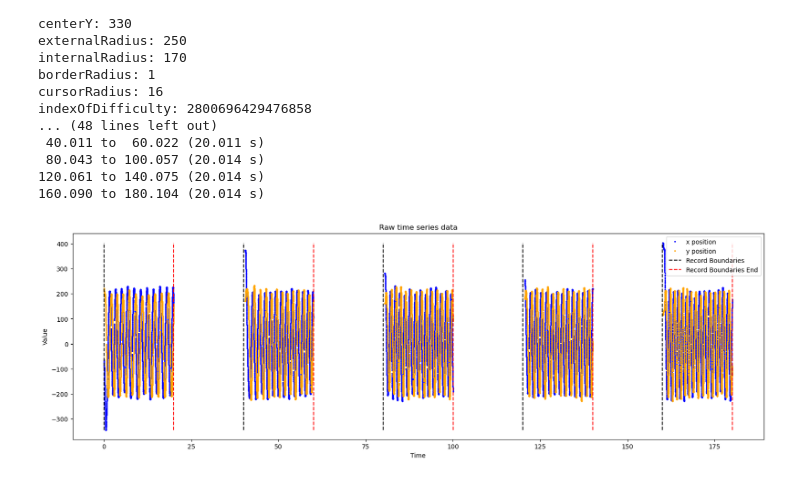
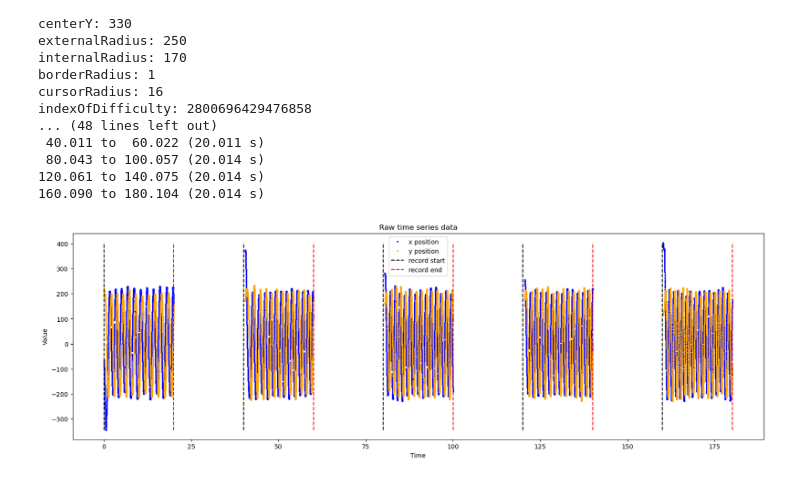
Before and after one commit to JoelSin-student/Circular-task-assignement-Savona-Singer-Virolan, a Jupyter notebook: notebooks/Joël - all data graphs.ipynb, the cells around one changed output. Drawn from its saved outputs; the diff is of its cells as text; code cells hidden in the pictures.

```diff
--- a/notebooks/Joël - all data graphs.ipynb
+++ b/notebooks/Joël - all data graphs.ipynb
@@ -208,26 +208,35 @@ ends = marker_end_rels
 # %%
 def plot_raw_data(time, x, y, starts, ends):
     """Plot raw time series data with record boundaries"""
+    # Filter data to only include points within record boundaries
+    mask = np.zeros(len(time), dtype=bool)
+    for start, end in zip(starts, ends):
+        mask |= (time >= start) & (time <= end)
+
+    time_filtered = time[mask]
+    x_filtered = x[mask]
+    y_filtered = y[mask]
+
     # Determine height of vertical lines
-    ymin_val = min(min(x), min(y))
-    ymax_val = max(max(x), max(y))
+    ymin_val = min(min(x_filtered), min(y_filtered))
+    ymax_val = max(max(x_filtered), max(y_filtered))
 
     # Create plot
     plt.figure(figsize=(20, 6))
-    plt.plot(time, x, label='x position', color='blue', linestyle='None', marker='o', markersize=1.5)
-    plt.plot(time, y, label='y position', color='orange', linestyle='None', marker='o', markersize=1.5)
-    plt.vlines(starts, ymin=ymin_val, ymax=ymax_val, colors='black', linestyles='dashed', label='Record Boundaries')
-    plt.vlines(ends, ymin=ymin_val, ymax=ymax_val, colors='red', linestyles='dashed', label='Record Boundaries End')
+    plt.plot(time_filtered, x_filtered, label='x position', color='blue', linestyle='None', marker='o', markersize=1.5)
+    plt.plot(time_filtered, y_filtered, label='y position', color='orange', linestyle='None', marker='o', markersize=1.5)
+    plt.vlines(starts, ymin=ymin_val, ymax=ymax_val, colors='black', linestyles='dashed', label='record start')
+    plt.vlines(ends, ymin=ymin_val, ymax=ymax_val, colors='red', linestyles='dashed', label='record end')
     plt.xlabel('Time')
     plt.ylabel('Value')
     plt.title('Raw time series data')
-    plt.legend()
+    plt.legend(loc = 'upper center')
     plt.show()
 
 
 # ===== MAIN EXECUTION =====
 
 # Plot the data
 plot_raw_data(time, x, y, starts, ends)
 # %% [output]
-[figure, old version]
+[figure, new version]
```
